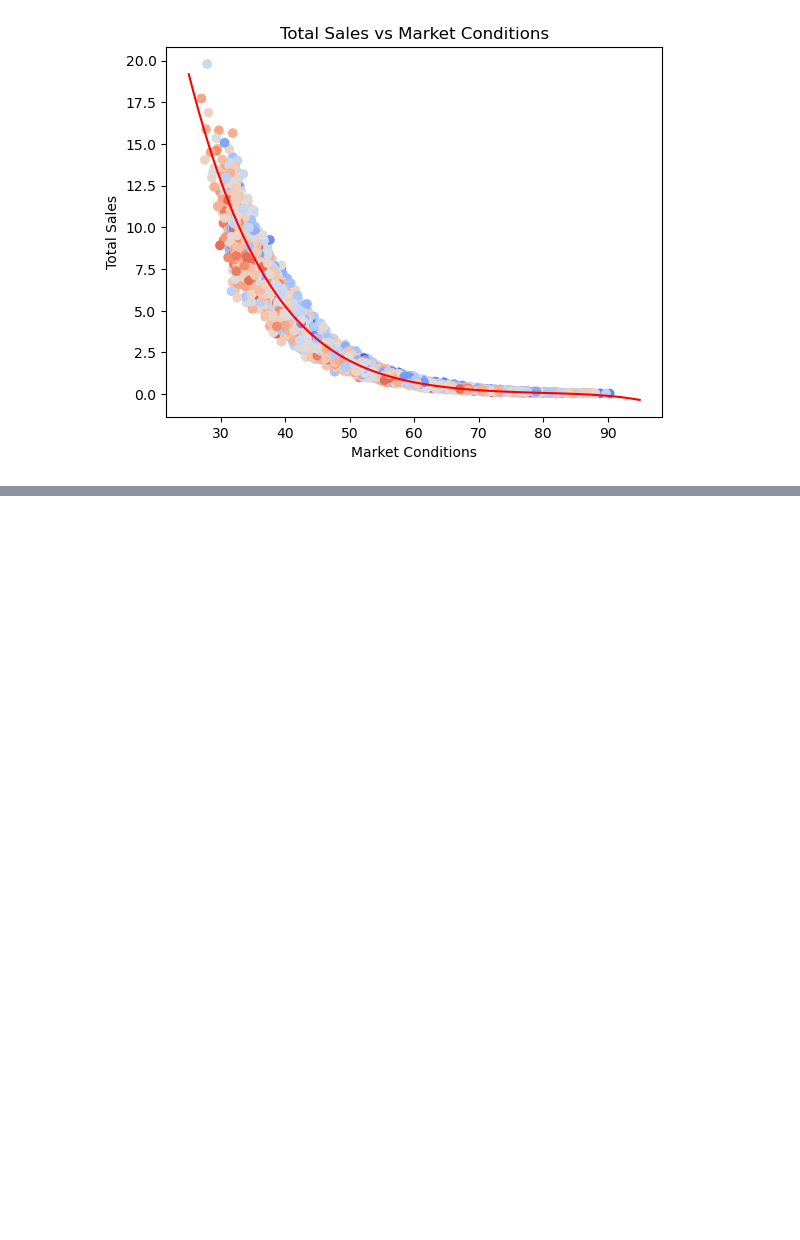
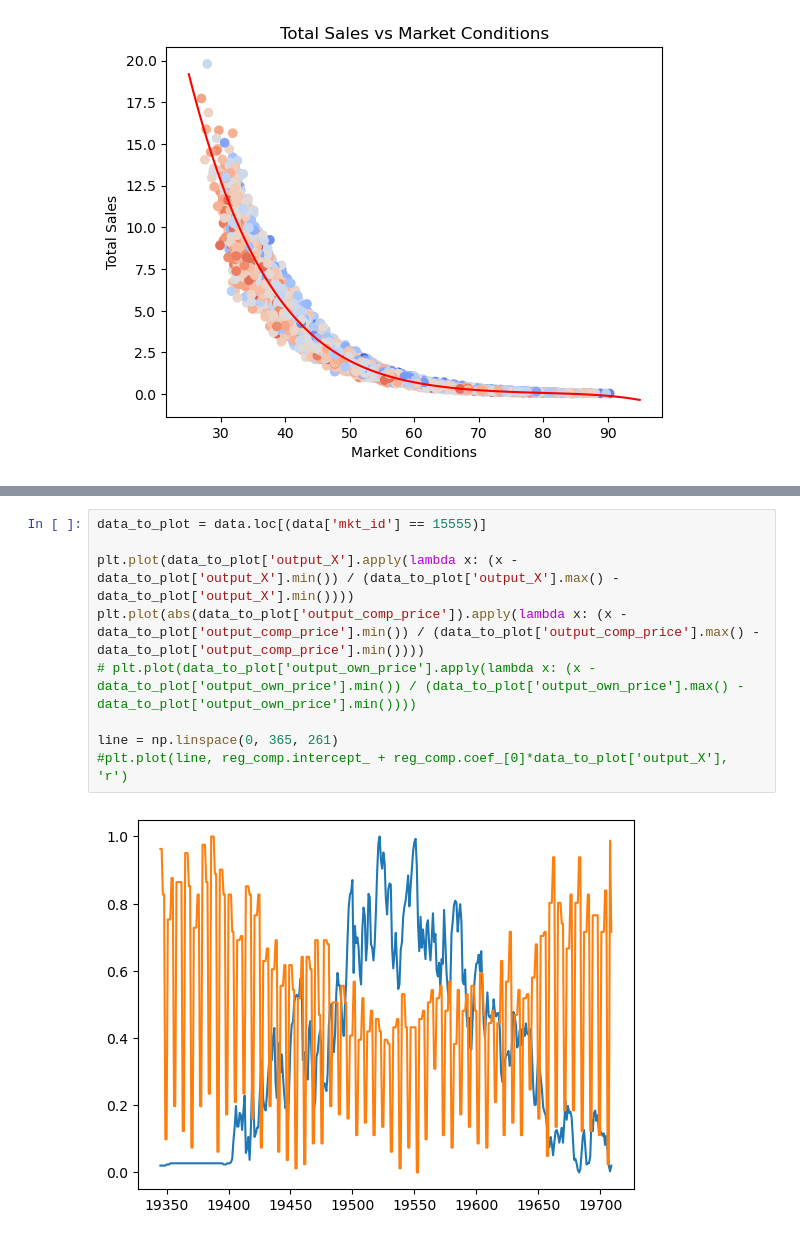
Before and after one commit to Vileh/UCL_Pricing_Algorithm_Research_Study, a Jupyter notebook: eda.ipynb, the cells around one changed output, grey strips where cells are left out. Cells and saved outputs as stored; diff of their text form; blank space fills up the shorter version.

```diff
--- a/eda.ipynb
+++ b/eda.ipynb
@@ -229,0 +315,11 @@ result
+# %%
+data_to_plot = data.loc[(data['mkt_id'] == 15555)]
+
+plt.plot(data_to_plot['output_X'].apply(lambda x: (x - data_to_plot['output_X'].min()) / (data_to_plot['output_X'].max() - data_to_plot['output_X'].min())))
+plt.plot(abs(data_to_plot['output_comp_price']).apply(lambda x: (x - data_to_plot['output_comp_price'].min()) / (data_to_plot['output_comp_price'].max() - data_to_plot['output_comp_price'].min())))
+# plt.plot(data_to_plot['output_own_price'].apply(lambda x: (x - data_to_plot['output_own_price'].min()) / (data_to_plot['output_own_price'].max() - data_to_plot['output_own_price'].min())))
+
+line = np.linspace(0, 365, 261)
+#plt.plot(line, reg_comp.intercept_ + reg_comp.coef_[0]*data_to_plot['output_X'], 'r')
+# %% [output]
+[figure, added]
```
Also changed, not shown: parts of 26 cells of this notebook, 2 other files.
